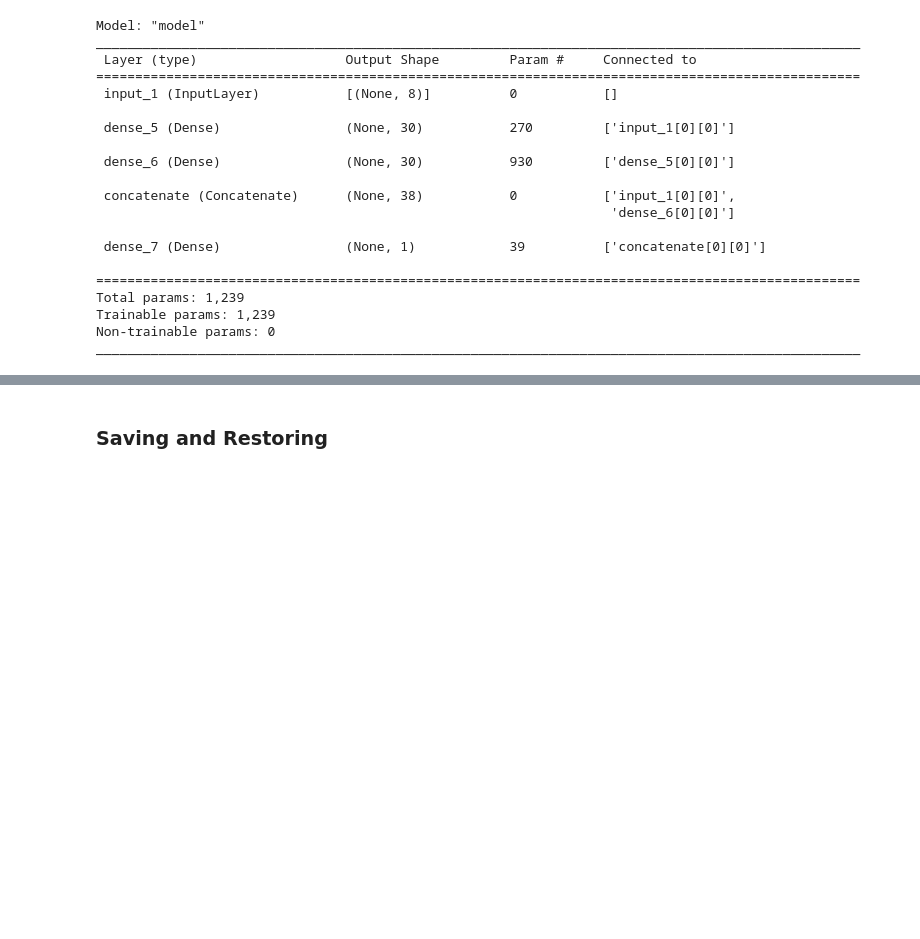
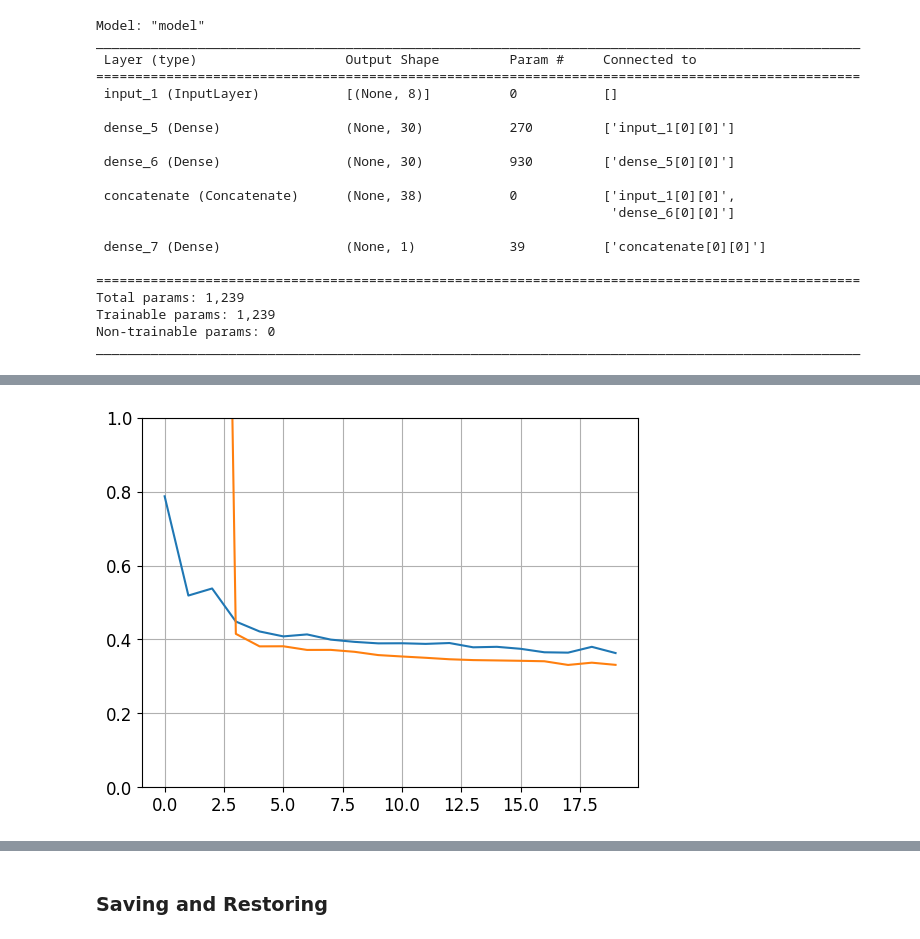
Before and after one commit to Snehashis111/AdvancedML, a Jupyter notebook: Deep_Learning_methods.ipynb, the cells around one changed output, grey strips where cells are left out. Saved outputs shown, nothing was run; the diff lists cells and outputs as text; code cells hidden in the pictures; blank space fills up the shorter version.

```diff
--- a/Deep_Learning_methods.ipynb
+++ b/Deep_Learning_methods.ipynb
@@ -776,3 +772,0 @@ model.compile(loss=["mse", "mse"], loss_weights=[0.9, 0.1], optimizer=keras.opti
-# %%
-history = model.fit([X_train_A, X_train_B], [y_train, y_train], epochs=20,
-                    validation_data=([X_valid_A, X_valid_B], [y_valid, y_valid]))
@@ -826,6 +772,0 @@ model = WideAndDeepModel(30, activation="relu")
-# %%
-model.compile(loss="mse", loss_weights=[0.9, 0.1], optimizer=keras.optimizers.SGD(lr=1e-3))
-history = model.fit((X_train_A, X_train_B), (y_train, y_train), epochs=10,
-                    validation_data=((X_valid_A, X_valid_B), (y_valid, y_valid)))
-total_loss, main_loss, aux_loss = model.evaluate((X_test_A, X_test_B), (y_test, y_test))
-y_pred_main, y_pred_aux = model.predict((X_new_A, X_new_B))
@@ -849,0 +773,7 @@ WARNING:tensorflow:6 out of the last 7 calls to <function Model.make_predict_fun
+# %%
+plt.plot(pd.DataFrame(history.history))
+plt.grid(True)
+plt.gca().set_ylim(0, 1)
+plt.show()
+# %% [output]
+[figure, added]
```
Also changed, not shown: parts of 16 cells of this notebook.
